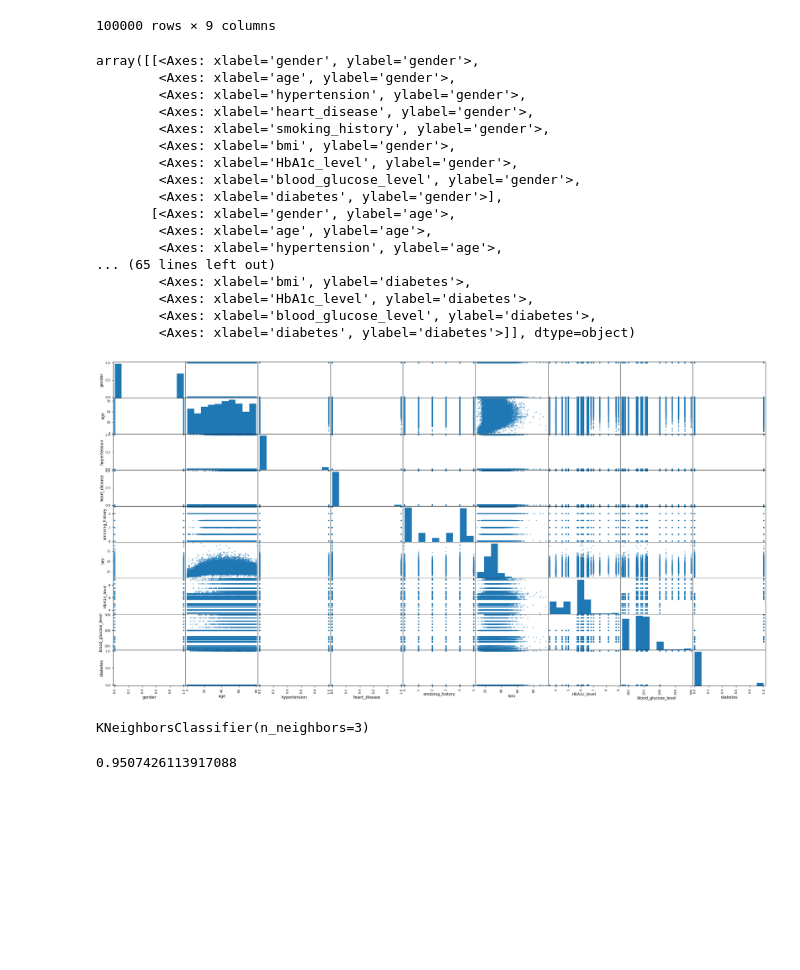
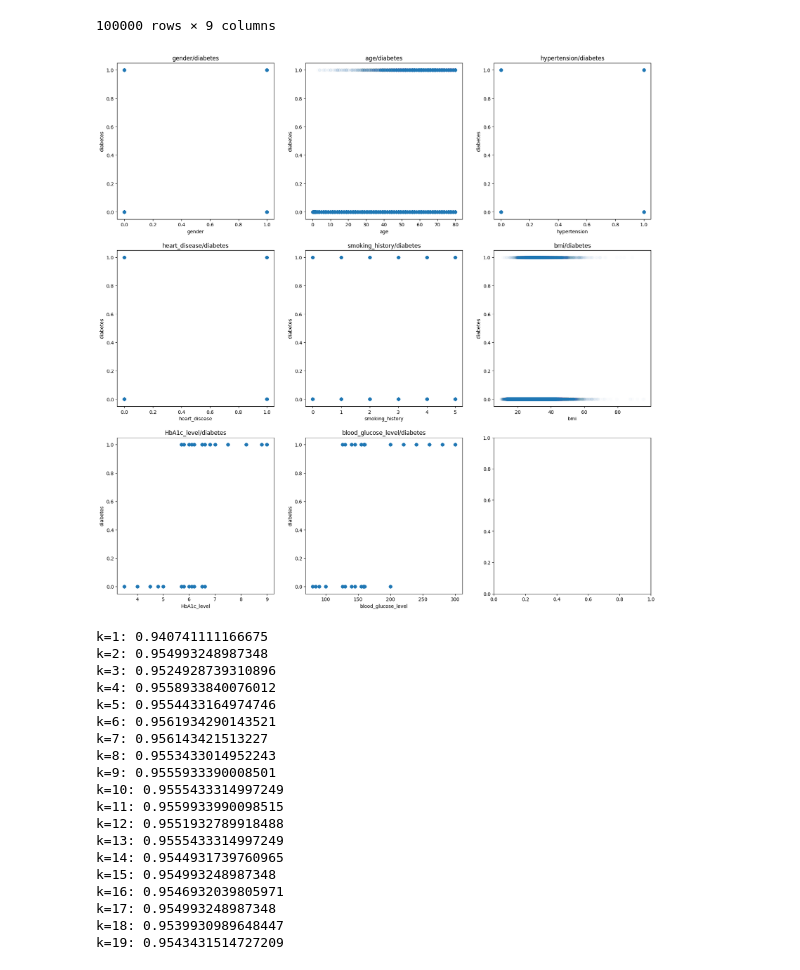
Before and after one commit to gventino/TrabalhosIA, a Jupyter notebook: knn/knn.ipynb, the cells around one changed output. Drawn from its saved outputs; the diff is of its cells as text; code cells hidden in the pictures; blank space fills up the shorter version.

Commit message:
scatter plot added

```diff
--- a/knn/knn.ipynb
+++ b/knn/knn.ipynb
@@ -36,28 +36,20 @@ dataset
 | 99998 | 0.0 | 24.0 | 0 | 0 | 4 | 35.42 | 4.0 | ... |
 | 99999 | 0.0 | 57.0 | 0 | 0 | 1 | 22.43 | 6.6 | ... |
 100000 rows × 9 columns
-# %%
-from pandas.plotting import scatter_matrix
-scatter_matrix(dataset, figsize=(30,15))
-# %% [output]
-array([[<Axes: xlabel='gender', ylabel='gender'>,
-        <Axes: xlabel='age', ylabel='gender'>,
-        <Axes: xlabel='hypertension', ylabel='gender'>,
-        <Axes: xlabel='heart_disease', ylabel='gender'>,
-        <Axes: xlabel='smoking_history', ylabel='gender'>,
-        <Axes: xlabel='bmi', ylabel='gender'>,
-        <Axes: xlabel='HbA1c_level', ylabel='gender'>,
-        <Axes: xlabel='blood_glucose_level', ylabel='gender'>,
-        <Axes: xlabel='diabetes', ylabel='gender'>],
-       [<Axes: xlabel='gender', ylabel='age'>,
-        <Axes: xlabel='age', ylabel='age'>,
-        <Axes: xlabel='hypertension', ylabel='age'>,
-... (65 lines left out)
-        <Axes: xlabel='bmi', ylabel='diabetes'>,
-        <Axes: xlabel='HbA1c_level', ylabel='diabetes'>,
-        <Axes: xlabel='blood_glucose_level', ylabel='diabetes'>,
-        <Axes: xlabel='diabetes', ylabel='diabetes'>]], dtype=object)
-[figure, removed]
+# %%
+features = dataset.drop("diabetes", axis=1)
+fig, axes = plt.subplots(3, 3, figsize=(20, 20))
+import matplotlib.colors as mcolors
+
+axes = axes.ravel()
+
+for i, feature in enumerate(features):
+    axes[i].scatter(dataset[feature], dataset['diabetes'], alpha=0.01)
+    axes[i].set_xlabel(feature)
+    axes[i].set_ylabel('diabetes')
+    axes[i].set_title(f'{feature}/diabetes')
+# %% [output]
+[figure, added]
 # %%
 from sklearn.model_selection import train_test_split
 dataset = dataset.dropna() #Tirar os NaN (tinha NaN na label de diabetes)
@@ -65,17 +57,35 @@ train_dataset, test_dataset = train_test_split(dataset, test_size=0.2, random_st
-# %%
-from sklearn.neighbors import KNeighborsClassifier
-knn_classifier = KNeighborsClassifier(n_neighbors=3)
-x = train_dataset.drop("diabetes", axis=1)
-y = train_dataset["diabetes"]
-knn_classifier.fit(x,y)
-# %% [output]
-KNeighborsClassifier(n_neighbors=3)
 # %%
 from sklearn.metrics import accuracy_score
+from sklearn.neighbors import KNeighborsClassifier
+
+x = train_dataset.drop("diabetes", axis=1)
+y = train_dataset["diabetes"]
+
 x_test = test_dataset.drop("diabetes", axis=1) #Dataset sem coluna diabetes
 y_test = test_dataset["diabetes"]#Apenas coluna diabetes
-y_pred = knn_classifier.predict(x_test)
 
-accuracy_score(y_test, y_pred)
+for i in range(1, 20):
+    knn_classifier = KNeighborsClassifier(n_neighbors=i)
+    knn_classifier.fit(x,y)
+    y_pred = knn_classifier.predict(x_test)
+    print(f"k={i}: {accuracy_score(y_test, y_pred)}")#k = 6 melhor
 # %% [output]
-0.9507426113917088
+k=1: 0.940741111166675
+k=2: 0.954993248987348
+k=3: 0.9524928739310896
+k=4: 0.9558933840076012
+k=5: 0.9554433164974746
+k=6: 0.9561934290143521
+k=7: 0.956143421513227
+k=8: 0.9553433014952243
+k=9: 0.9555933390008501
+k=10: 0.9555433314997249
+k=11: 0.9559933990098515
+k=12: 0.9551932789918488
+k=13: 0.9555433314997249
+k=14: 0.9544931739760965
+k=15: 0.954993248987348
+k=16: 0.9546932039805971
+k=17: 0.954993248987348
+k=18: 0.9539930989648447
+k=19: 0.9543431514727209
```
Also changed, not shown: parts of 2 cells of this notebook, 1 other file.
